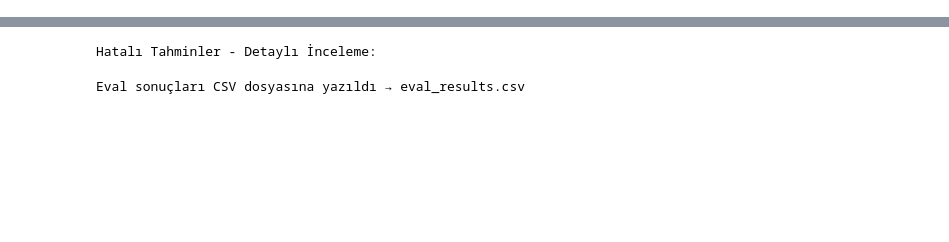
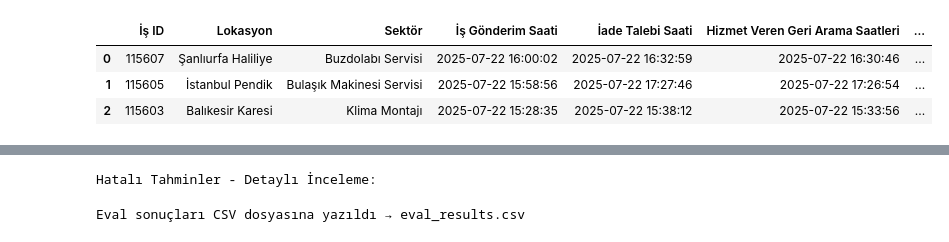
Before and after one commit to berkaybakac/gpt-refund-decision-finetune, a Jupyter notebook: proje_analiz.ipynb, the cells around one changed output, grey strips where cells are left out. Saved outputs shown, nothing was run; the diff lists cells and outputs as text; code cells hidden in the pictures; blank space fills up the shorter version.

```diff
--- a/proje_analiz.ipynb
+++ b/proje_analiz.ipynb
@@ -46,0 +1,85 @@ Veri yüklendi | Kayıt : 3000
+# %%
+# 01_settings_check | Proje Başlangıç Ayarları ve Veri Yükleme
+
+import os, json, sys, subprocess
+from datetime import datetime
+import pandas as pd
+import openai
+from openai import OpenAI
+
+# Gerekli kütüphaneleri kontrol et ve kur
+for pkg in ("pandas", "openai"):
+    try:
+        __import__(pkg)
+    except ImportError:
+        print(f"'{pkg}' paketi yüklendi.")
+        subprocess.check_call([sys.executable, "-m", "pip", "install", pkg])
+
+print("Pandas Sürümü:", pd.__version__, "| OpenAI Sürümü:", openai.__version__)
+
+# OpenAI Client başlatma ve API anahtarı kontrolü
+api_key = os.getenv("OPENAI_API_KEY")
+if not api_key:
+    raise EnvironmentError("OPENAI_API_KEY ortam değişkeni bulunamadı. Lütfen ayarlayın.")
+
+client = OpenAI(api_key=api_key)
+print("OpenAI istemcisi başlatıldı.")
+
+# Hedef model
+TARGET_MODEL = "gpt-4o-mini-2024-07-18"
+print(f"Hedef Model: {TARGET_MODEL}")
+
+# Veri dosyası kontrolü ve yükleme
+DATA_PATH = "cleaned_result.json"
+if not os.path.exists(DATA_PATH):
+    raise FileNotFoundError(f"'{DATA_PATH}' dosyası bulunamadı. Dizini kontrol edin.")
+
+try:
+    with open(DATA_PATH, encoding="utf-8") as f:
+        raw_data = json.load(f)
+    df = pd.DataFrame(raw_data)
+    print(f"'{DATA_PATH}' dosyasından {len(df)} kayıt yüklendi.")
+except json.JSONDecodeError:
+    raise ValueError(f"'{DATA_PATH}' geçerli JSON formatında değil.")
+except Exception as e:
+    raise Exception(f"Veri yükleme hatası: {e}")
+
+# PDF'te belirtilen zorunlu sütunların kontrolü
+required_columns = [
+    "İş ID", "Lokasyon", "Sektör", "İş Gönderim Saati", "İade Talebi Saati",
+    "Hizmet Veren Geri Arama Saatleri", "Hizmet Veren Arama Metinleri",
+    "Partner Geri Arama Saatleri", "Partner Arama Metinleri",
+    "İade Talebi Nedeni", "Partner Red Sebebi", "Müşteri Cevabı", "Sistem Cevabı",
+    "İade Durumu"
+]
+
+missing_cols = [col for col in required_columns if col not in df.columns]
+if missing_cols:
+    print(f"UYARI: Eksik sütunlar: {', '.join(missing_cols)}")
+else:
+    print("Tüm gerekli sütunlar mevcut.")
+
+# 'İade Durumu' filtresi (PDF gereksinimi)
+valid_statuses = ["Personel Kabul Etti", "Personel Redetti"]
+df_filtered = df[df["İade Durumu"].isin(valid_statuses)].copy()
+
+print(f"\nVeri Yükleme ve Filtreleme Özeti:")
+print(f"  Toplam kayıt: {len(df)}")
+print(f"  Filtrelenmiş kayıt: {len(df_filtered)}")
+
+# 'İade Durumu' dağılımı ve dengesizlik kontrolü
+status_counts = df_filtered['İade Durumu'].value_counts()
+print(f"  'İade Durumu' dağılımı:\n{status_counts}")
+
+min_count = status_counts.min()
+max_count = status_counts.max()
+if min_count / max_count < 0.2:
+    print(f"\nUYARI: 'İade Durumu' sınıfları arasında önemli dengesizlik var. Performansı etkileyebilir.")
+
+# İşlem yapılacak DataFrame'i güncelle
+df = df_filtered.copy()
+del df_filtered
+
+print(f"\nİşlenecek DataFrame boyutu: {len(df)} kayıt")
+df.head(3)
+# %% [output]
@@ -47 +104,5 @@ Veri yüklendi | Kayıt : 3000
+|  | İş ID | Lokasyon | Sektör | İş Gönderim Saati | İade Talebi Saati | Hizmet Veren Geri Arama Saatleri | ... |
+| 0 | 115607 | Şanlıurfa Haliliye | Buzdolabı Servisi | 2025-07-22 16:00:02 | 2025-07-22 16:32:59 | 2025-07-22 16:30:46 | ... |
+| 1 | 115605 | İstanbul Pendik | Bulaşık Makinesi Servisi | 2025-07-22 15:58:56 | 2025-07-22 17:27:46 | 2025-07-22 17:26:54 | ... |
+| 2 | 115603 | Balıkesir Karesi | Klima Montajı | 2025-07-22 15:28:35 | 2025-07-22 15:38:12 | 2025-07-22 15:33:56 | ... |
 # %%
```
Also changed, not shown: parts of 16 cells of this notebook, 1 other file.
